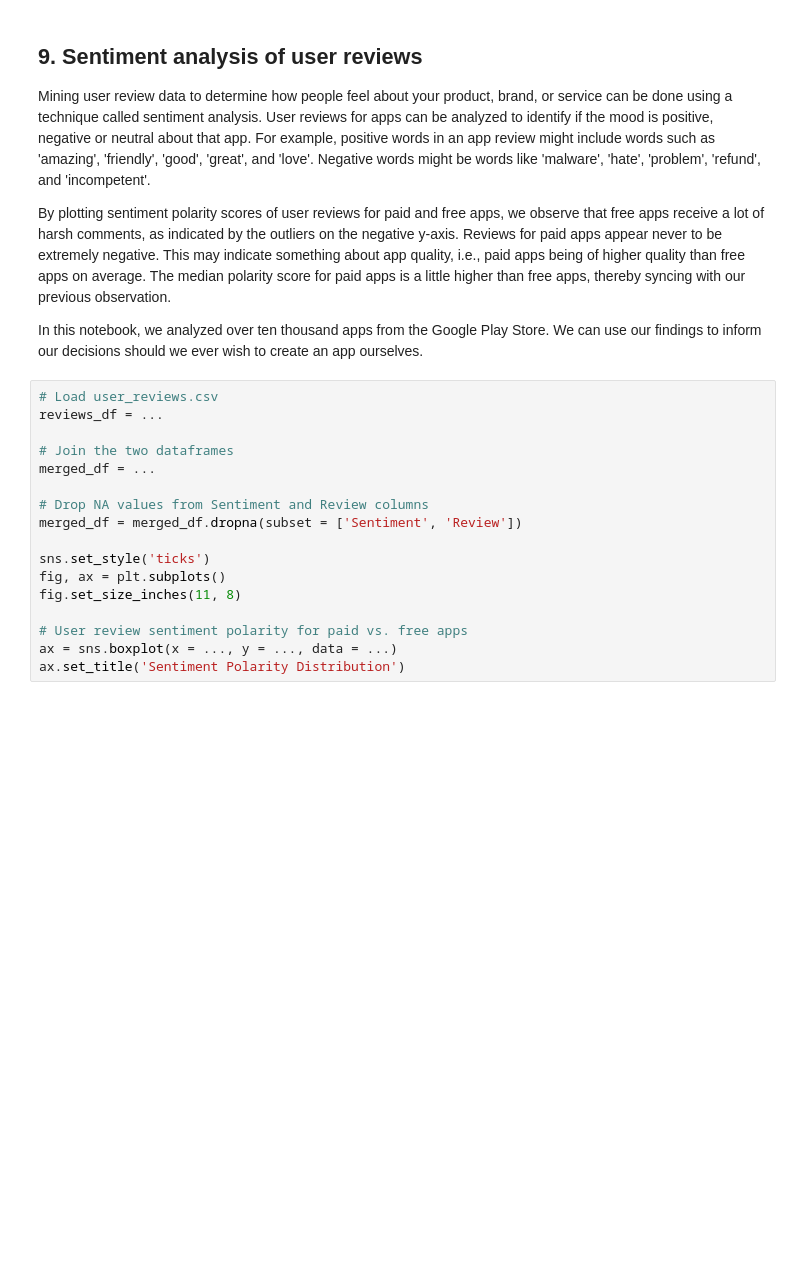
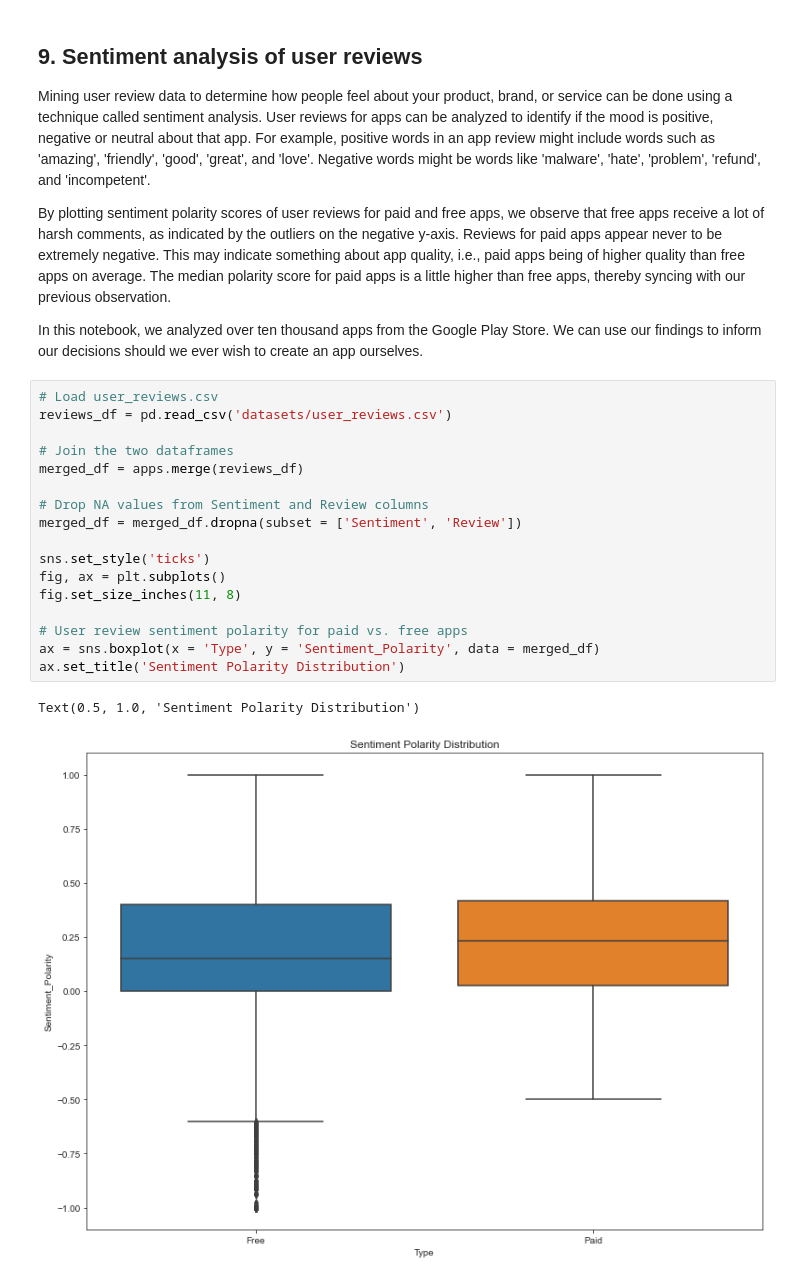
Before and after one commit to msf894/datacamp_projects, a Jupyter notebook: The Android App Market on Google Play/notebook.ipynb, the cells around one changed output. Cells and saved outputs as stored; diff of their text form; blank space fills up the shorter version.

```diff
--- a/The Android App Market on Google Play/notebook.ipynb
+++ b/The Android App Market on Google Play/notebook.ipynb
@@ -209,18 +267,21 @@ plotly.offline.iplot({'data': data, 'layout': layout})
 <p>In this notebook, we analyzed over ten thousand apps from the Google Play Store. We can use our findings to inform our decisions should we ever wish to create an app ourselves.</p>
 # %%
 # Load user_reviews.csv
-reviews_df = ...
+reviews_df = pd.read_csv('datasets/user_reviews.csv')
 
 # Join the two dataframes
-merged_df = ...
+merged_df = apps.merge(reviews_df)
 
 # Drop NA values from Sentiment and Review columns
 merged_df = merged_df.dropna(subset = ['Sentiment', 'Review'])
 
 sns.set_style('ticks')
 fig, ax = plt.subplots()
 fig.set_size_inches(11, 8)
 
 # User review sentiment polarity for paid vs. free apps
-ax = sns.boxplot(x = ..., y = ..., data = ...)
+ax = sns.boxplot(x = 'Type', y = 'Sentiment_Polarity', data = merged_df)
 ax.set_title('Sentiment Polarity Distribution')
+# %% [output]
+Text(0.5, 1.0, 'Sentiment Polarity Distribution')
+[figure, added]
```
Also changed, not shown: parts of 8 cells of this notebook.
